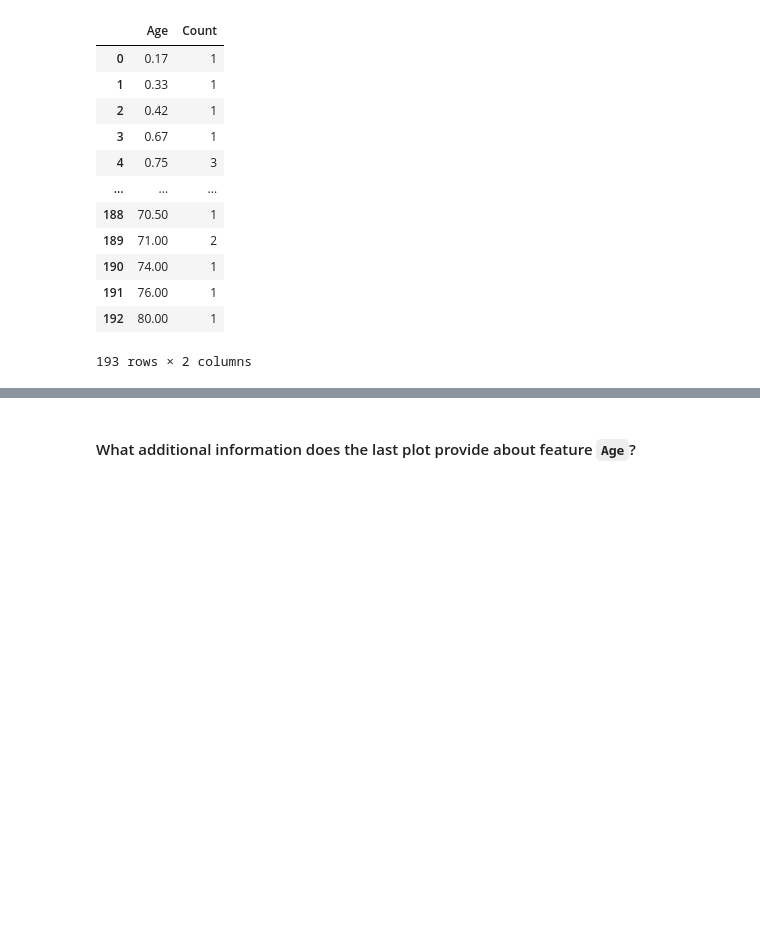
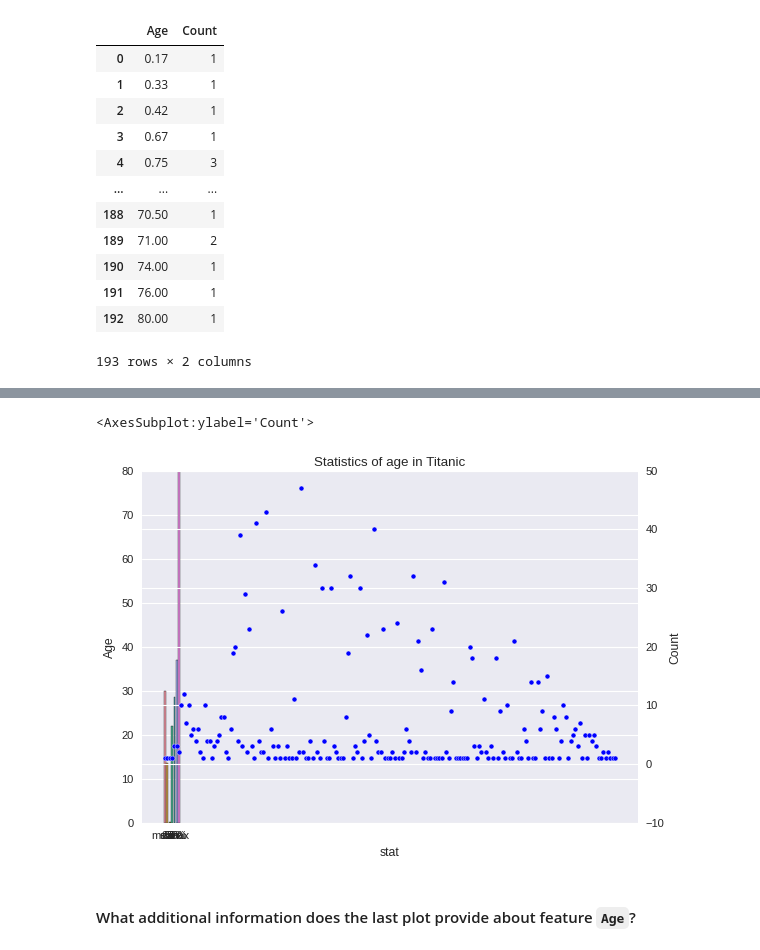
Before and after one commit to elvestevez/dataptmad0522_labs, a Jupyter notebook: module-2/matplotlib-seaborn/your-code/main.ipynb, the cells around one changed output, grey strips where cells are left out. Drawn from its saved outputs; the diff is of its cells as text; code cells hidden in the pictures; blank space fills up the shorter version.

```diff
--- a/module-2/matplotlib-seaborn/your-code/main.ipynb
+++ b/module-2/matplotlib-seaborn/your-code/main.ipynb
@@ -533,10 +541,9 @@ titanic_age
 # %%
 # your code here
 axs_t = sns.barplot(data=titanic_age_stat, x='index', y='Age').set(title='Statistics of age in Titanic',
                                                                    xlabel='stat')
-#ax2 = plt.twinx()
-#sns.lineplot(data=titanic_age['Count'], ax=ax2)
-
-¿??????????????????????????
-¿??????????????????????????
-¿??????????????????????????
+ax2 = plt.twinx()
+sns.scatterplot(data=titanic_age['Count'], ax=ax2)
+# %% [output]
+<AxesSubplot:ylabel='Count'>
+[figure, added]
```
Also changed, not shown: parts of 22 cells of this notebook, 1 other file.
